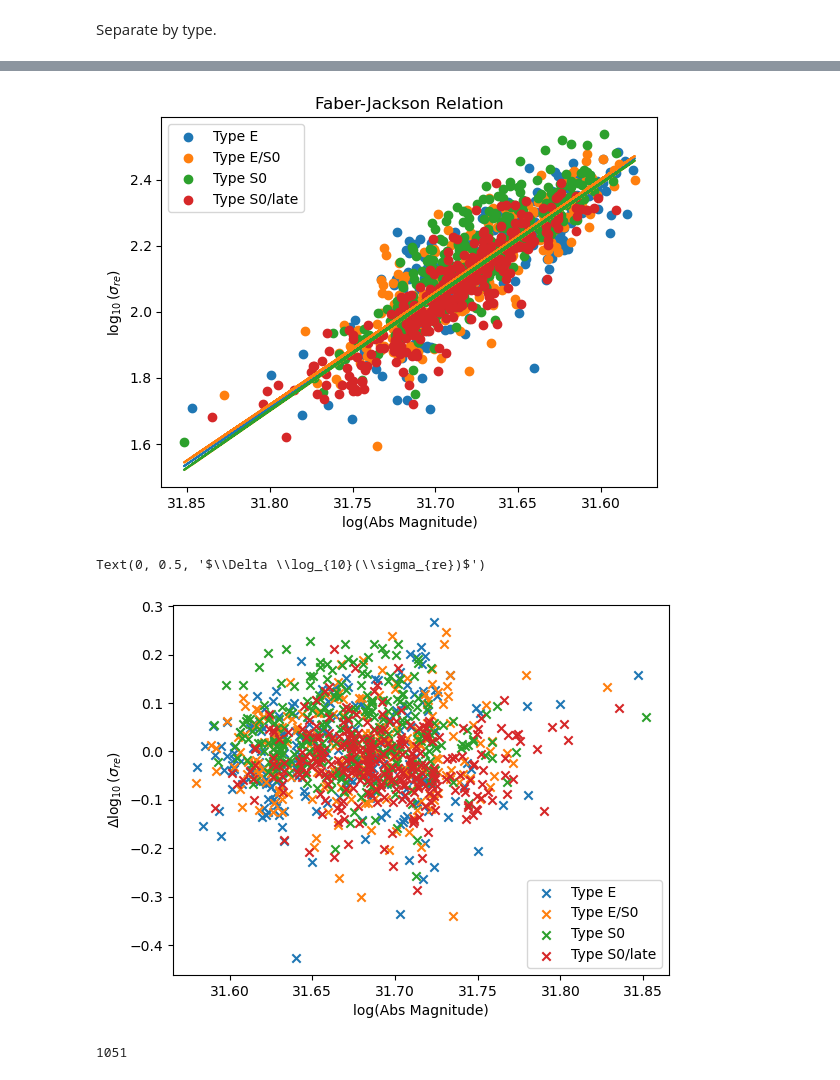
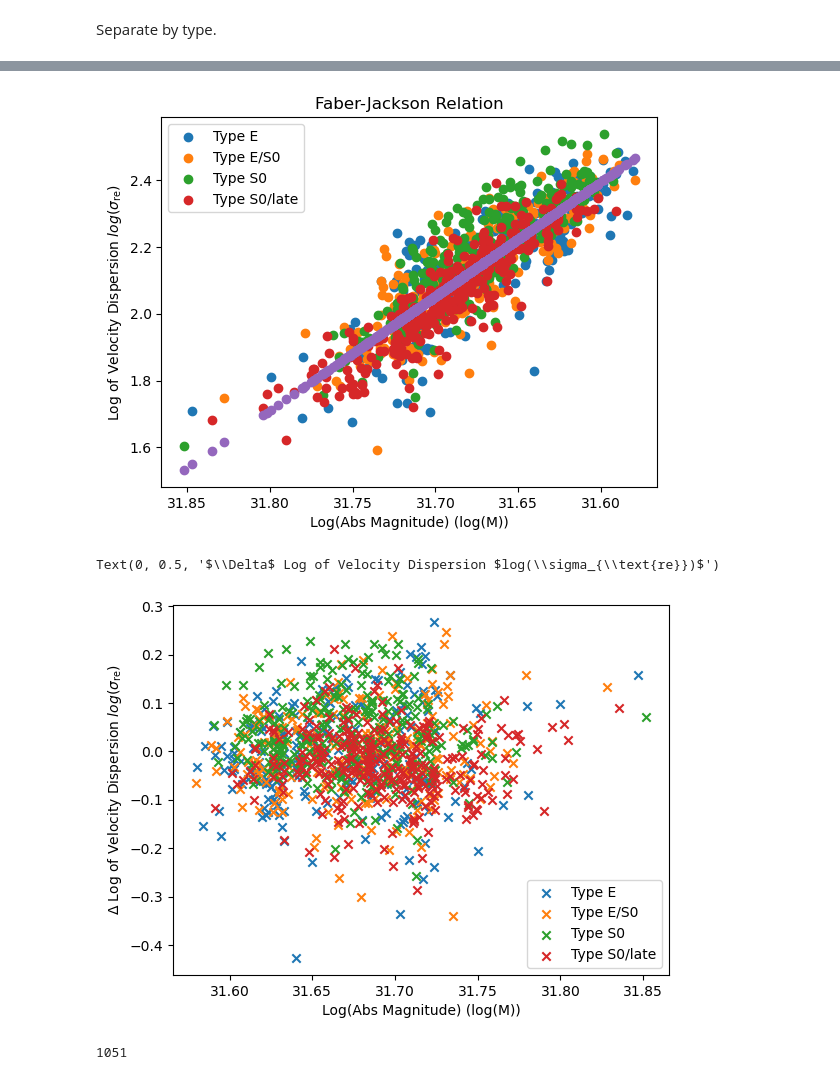
Before and after one commit to lina-pp/PHYS3116_Group3, a Jupyter notebook: Faber-Jackson.ipynb, the cells around one changed output, grey strips where cells are left out. Drawn from its saved outputs; the diff is of its cells as text; code cells hidden in the pictures.

```diff
--- a/Faber-Jackson.ipynb
+++ b/Faber-Jackson.ipynb
@@ -112,24 +81,20 @@ SS_tot= 30.969157134136488
 # %%
 plt.scatter(xvalues[E], yvalues[E], label="Type E")
 plt.scatter(xvalues[E_S0], yvalues[E_S0], label="Type E/S0")
 plt.scatter(xvalues[S0], yvalues[S0], label="Type S0")
 plt.scatter(xvalues[S0_late], yvalues[S0_late], label="Type S0/late")
 
 
-plt.gca().invert_xaxis()
+plt.gca().invert_xaxis() #invert x axis to match the convention of absolute magnitude (brighter objects have lower magnitudes)
 
 plt.legend(loc="best")
 plt.title("Faber-Jackson Relation")
-plt.xlabel("log(Abs Magnitude)")
-plt.ylabel(r"$\log_{10}(\sigma_{re})$") # unitless due to log
-plt.plot(M, fit)
-plt.plot(M, max_fit)
-plt.plot(M, min_fit)
-plt.fill_between(M, max_fit, min_fit, color="orange", alpha = 0.5)
-
+plt.xlabel("Log(Abs Magnitude) (log(M))")
+plt.ylabel("Log of Velocity Dispersion $log(\\sigma_{\\text{re}})$")
+plt.scatter(M, fit)
 plt.show()
 # %% [output]
-[figure, old version]
+[figure, new version]
 # %%
 # finding the residuals at each point -> I think we can put this under the curve to show how each point varies
 
@@ -141,11 +106,12 @@ plt.scatter(M[S0], res[S0], label="Type S0", marker = 'x')
 plt.scatter(M[S0_late], res[S0_late], label="Type S0/late", marker = 'x')
 plt.legend()
 
-plt.xlabel("log(Abs Magnitude)")
-plt.ylabel(r"$\Delta \log_{10}(\sigma_{re})$")
+
+plt.xlabel("Log(Abs Magnitude) (log(M))")
+plt.ylabel("$\\Delta$ Log of Velocity Dispersion $log(\\sigma_{\\text{re}})$")
 # %% [output]
-Text(0, 0.5, '$\\Delta \\log_{10}(\\sigma_{re})$')
+Text(0, 0.5, '$\\Delta$ Log of Velocity Dispersion $log(\\sigma_{\\text{re}})$')
-[figure, old version]
+[figure, new version]
 # %%
 skiprow, catid, type, sigma_re, mstar = np.loadtxt('cleaned_data_mr.txt', unpack=True)
 
```
Also changed, not shown: parts of 10 cells of this notebook.
